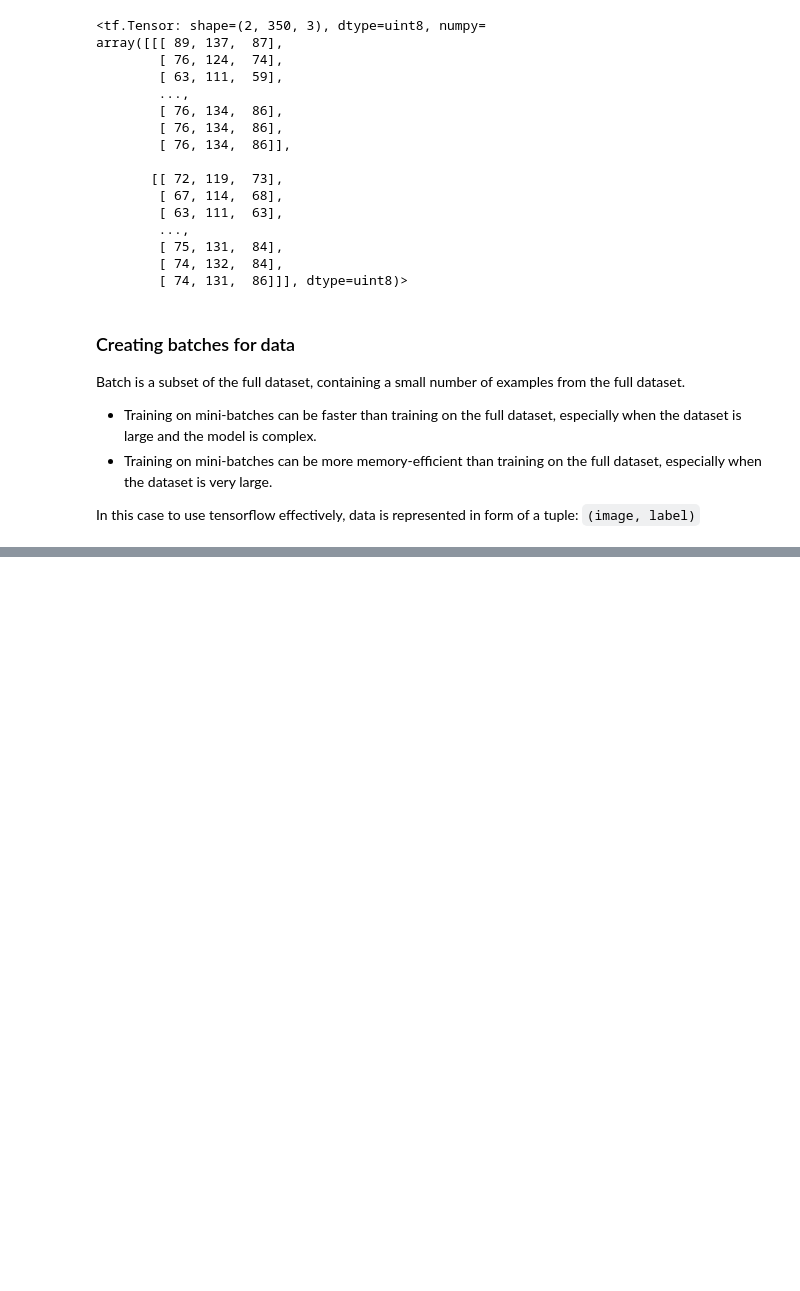
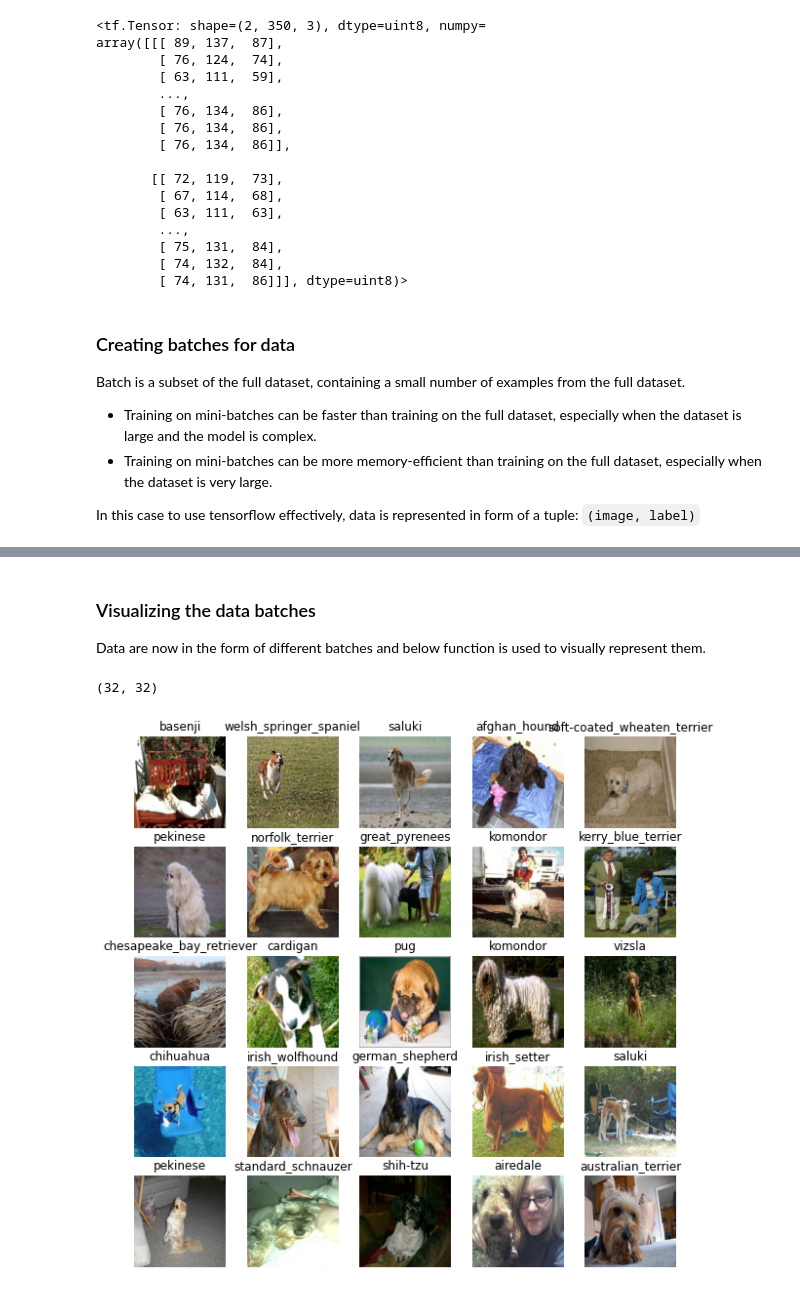
Before and after one commit to iamVaibhav100/multilevel_dog_breed_classification, a Jupyter notebook: dog_vision.ipynb, the cells around one changed output, grey strips where cells are left out. Cells and saved outputs as stored; diff of their text form; code cells hidden in the pictures; blank space fills up the shorter version.

```diff
--- a/dog_vision.ipynb
+++ b/dog_vision.ipynb
@@ -290,7 +290,7 @@ def process_image(image_path, image_size=IMG_SIZE):
   """
 
   # Read image
-  image = tf.io.read_filename(image_path)
+  image = tf.io.read_file(image_path)
   # turn jpeg image into a tensor with 3 color channels (RGB)
   image = tf.image.decode_jpeg(image, channels=3)
   # convert color channel values from 0-255 to 0-1
@@ -318,0 +366,7 @@ def get_tuple(image_path, label):
+# %%
+# creating training and validation data batches
+train_data = create_batches(X_train, Y_train)
+val_data = create_batches(X_val, Y_val, valid_data=True)
+
+# check different attributes of the crated batches
+train_data.element_spec, val_data.element_spec
@@ -318,0 +380,33 @@ def get_tuple(image_path, label):
+# %% [markdown]
+### Visualizing the data batches
+Data are now in the form of different batches and below function is used to visually represent them.
+# %%
+import matplotlib.pyplot as plt
+
+# function to visualize the batches
+def show_25_images(images, labels):
+  """
+  Displays 25 images with their labels in the data batch
+  """
+  # setup figure
+  plt.figure(figsize=(10,10))
+  # loop through the 25 images
+  for i in range(25):
+    # define subplot (5 rows, columns)
+    ax = plt.subplot(5, 5, i+1)
+    # Display the image
+    plt.imshow(images[i])
+    # add image label as the title
+    plt.title(unique_breeds[labels[i].argmax()])
+    plt.axis("off")
+# %%
+# To visualize, convert the data batch into an iterator
+train_images, train_labels = next(train_data.as_numpy_iterator())
+len(train_images), len(train_labels)
+# %% [output]
+(32, 32)
+# %%
+# Visualize the data now
+show_25_images(train_images, train_labels)
+# %% [output]
+[figure, added]
```
Also changed, not shown: parts of 6 cells of this notebook.
